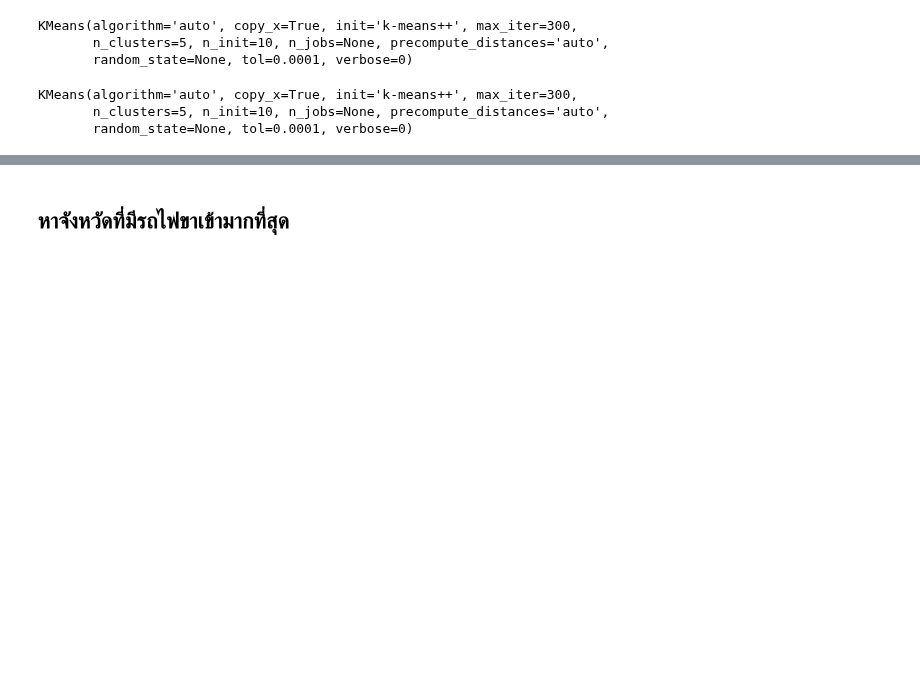
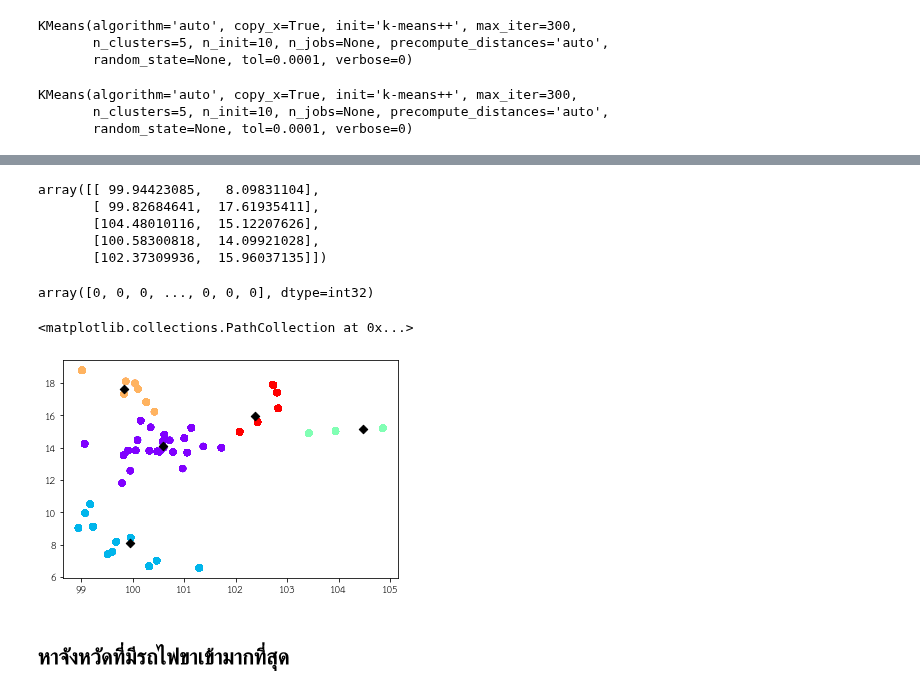
Before and after one commit to ThanikPimpiban/DWDM21, a Jupyter notebook: Project_final.ipynb, the cells around one changed output, grey strips where cells are left out. Saved outputs shown, nothing was run; the diff lists cells and outputs as text; code cells hidden in the pictures; blank space fills up the shorter version.

```diff
--- a/Project_final.ipynb
+++ b/Project_final.ipynb
@@ -1011,3 +1022,27 @@ plt.scatter(model.cluster_centers_[:,0] ,model.cluster_centers_[:,1] ,c='black',
+# %%
+model.cluster_centers_
+# %% [output]
+array([[ 99.94423085,   8.09831104],
+       [ 99.82684641,  17.61935411],
+       [104.48010116,  15.12207626],
+       [100.58300818,  14.09921028],
+       [102.37309936,  15.96037135]])
+# %%
+identified_clusters = model.fit_predict(Y)  ## ระบุ cluster ลงในตัวแปร identified_clusters
+identified_clusters
+# %% [output]
+array([0, 0, 0, ..., 0, 0, 0], dtype=int32)
+# %%
+###ทำการเพิ่ม column ชื่อ Cluster ที่ได้ระบุกลุ่มแล้ว ลงในตาราง merged_4_tables
+data_with_clusters = table_mix.copy()
+data_with_clusters['Clusters'] = identified_clusters
+
+## plot กราฟ แสดงกลุ่ม cluster
+plt.scatter(data_with_clusters['X_y'],data_with_clusters['Y_y'],c=data_with_clusters['Clusters'],cmap='rainbow' ,alpha=0.5)
+plt.scatter(model.cluster_centers_[:,0] ,model.cluster_centers_[:,1] ,c='black',alpha=1 ,marker='D')
+# %% [output]
+<matplotlib.collections.PathCollection at 0x...>
+[figure, added]
 # %% [markdown]
 ## **หาจังหวัดที่มีรถไฟขาเข้ามากที่สุด**
 # %%
```
Also changed, not shown: parts of 20 cells of this notebook.
